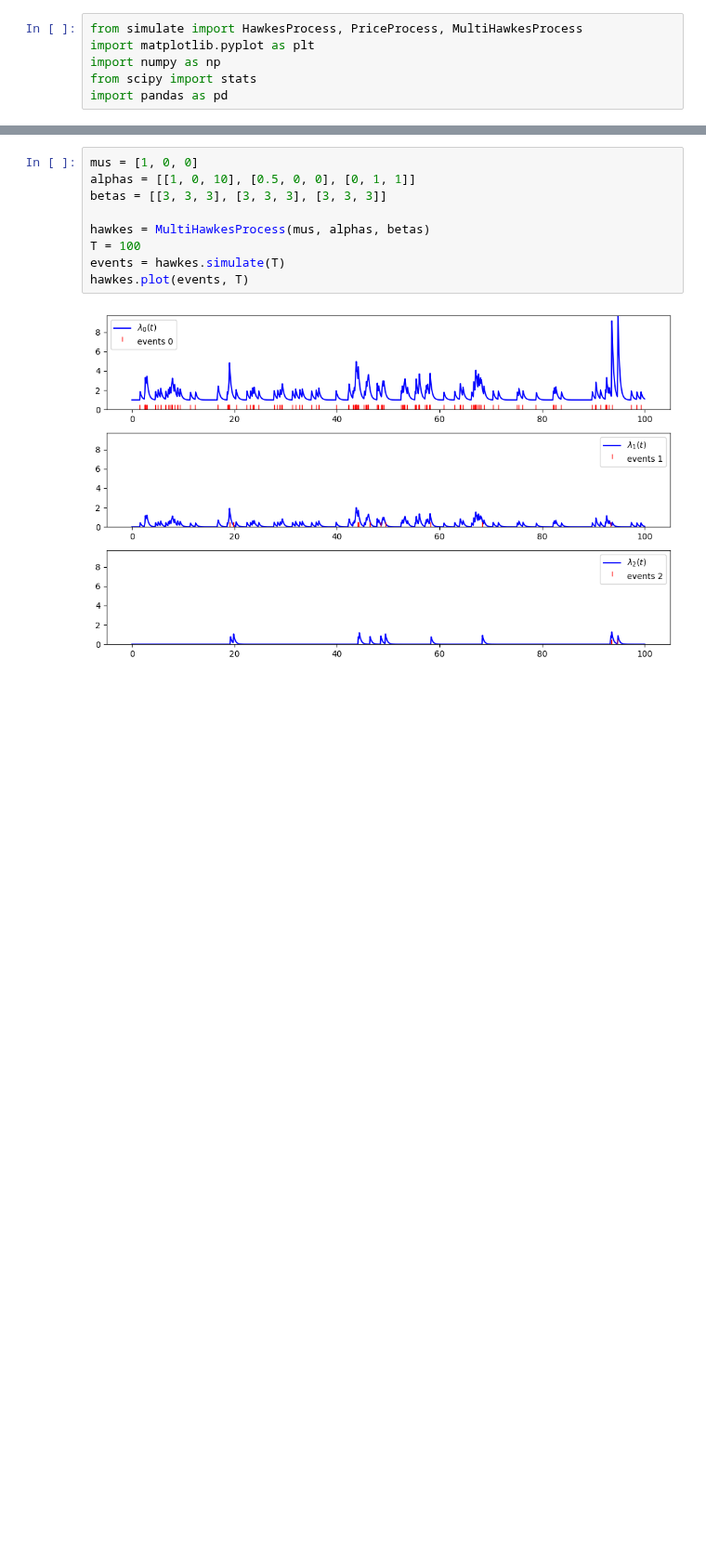
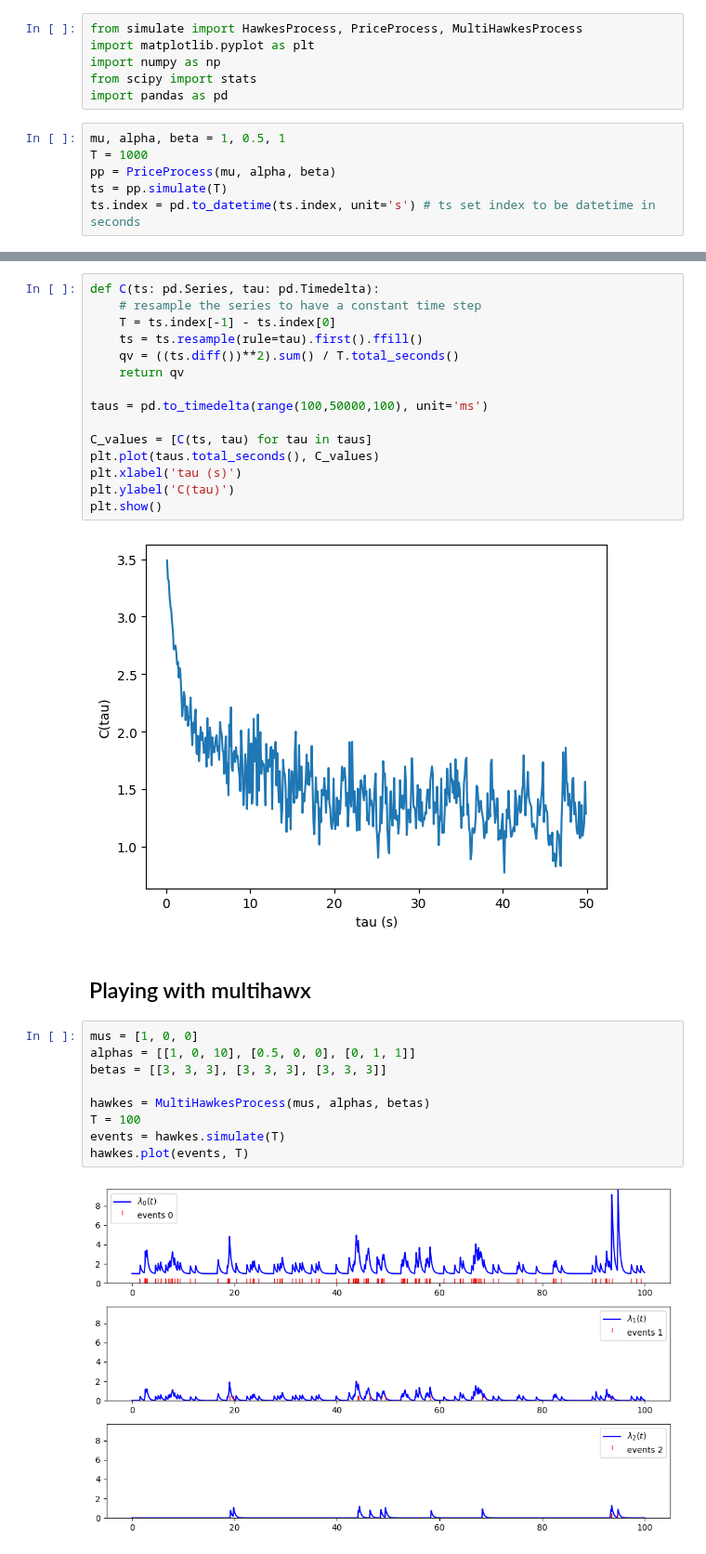
Before and after one commit to gaetanX21/hf-volatility, a Jupyter notebook: src/utils/simulate_gaetan.ipynb, the cells around one changed output, grey strips where cells are left out. Shown at 93% size. Saved outputs shown, nothing was run; the diff lists cells and outputs as text; blank space fills up the shorter version.

Commit message:
it works! i get the expected signature plot using coupled hawkes

```diff
--- a/src/utils/simulate_gaetan.ipynb
+++ b/src/utils/simulate_gaetan.ipynb
@@ -4,3 +4,9 @@ import matplotlib.pyplot as plt
 import numpy as np
 from scipy import stats
 import pandas as pd
+# %%
+mu, alpha, beta = 1, 0.5, 1
+T = 1000
+pp = PriceProcess(mu, alpha, beta)
+ts = pp.simulate(T)
+ts.index = pd.to_datetime(ts.index, unit='s') # ts set index to be datetime in seconds
@@ -7,3 +18,22 @@ import pandas as pd
+# %%
+def C(ts: pd.Series, tau: pd.Timedelta):
+    # resample the series to have a constant time step
+    T = ts.index[-1] - ts.index[0]
+    ts = ts.resample(rule=tau).first().ffill()
+    qv = ((ts.diff())**2).sum() / T.total_seconds()
+    return qv
+
+taus = pd.to_timedelta(range(100,50000,100), unit='ms')
+
+C_values = [C(ts, tau) for tau in taus]
+plt.plot(taus.total_seconds(), C_values)
+plt.xlabel('tau (s)')
+plt.ylabel('C(tau)')
+plt.show()
+# %% [output]
+[figure, added]
+# %% [markdown]
+## Playing with multihawx
 # %%
 mus = [1, 0, 0]
 alphas = [[1, 0, 10], [0.5, 0, 0], [0, 1, 1]]
```
Also changed, not shown: parts of 8 cells of this notebook, 1 other file.
